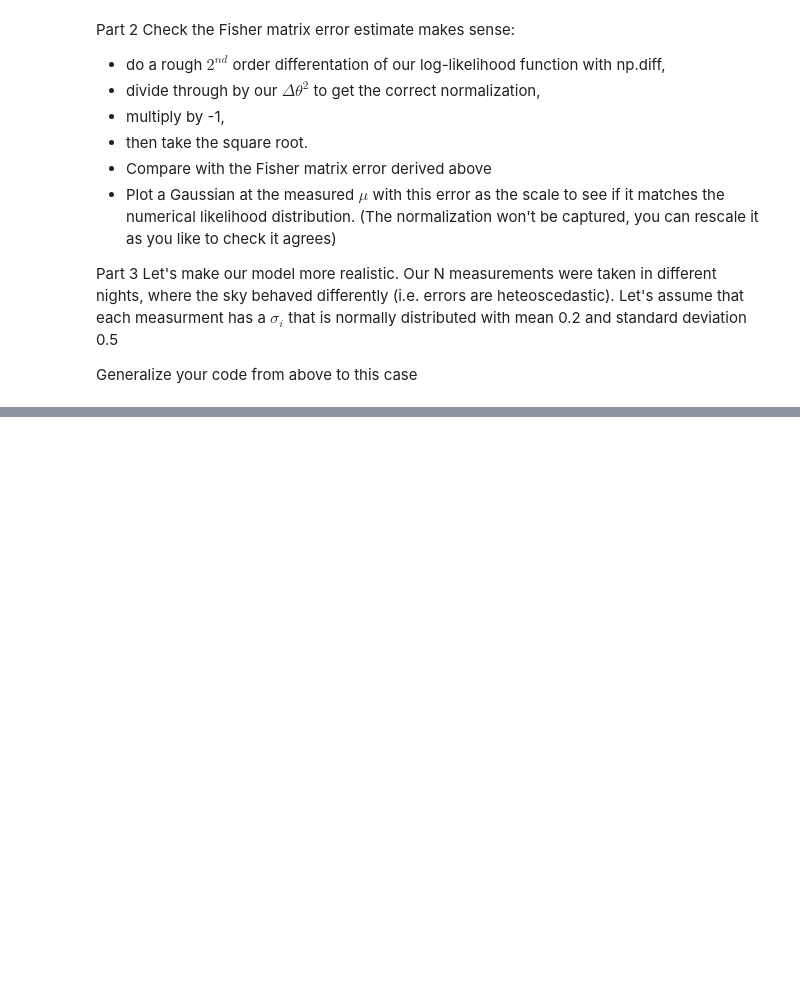
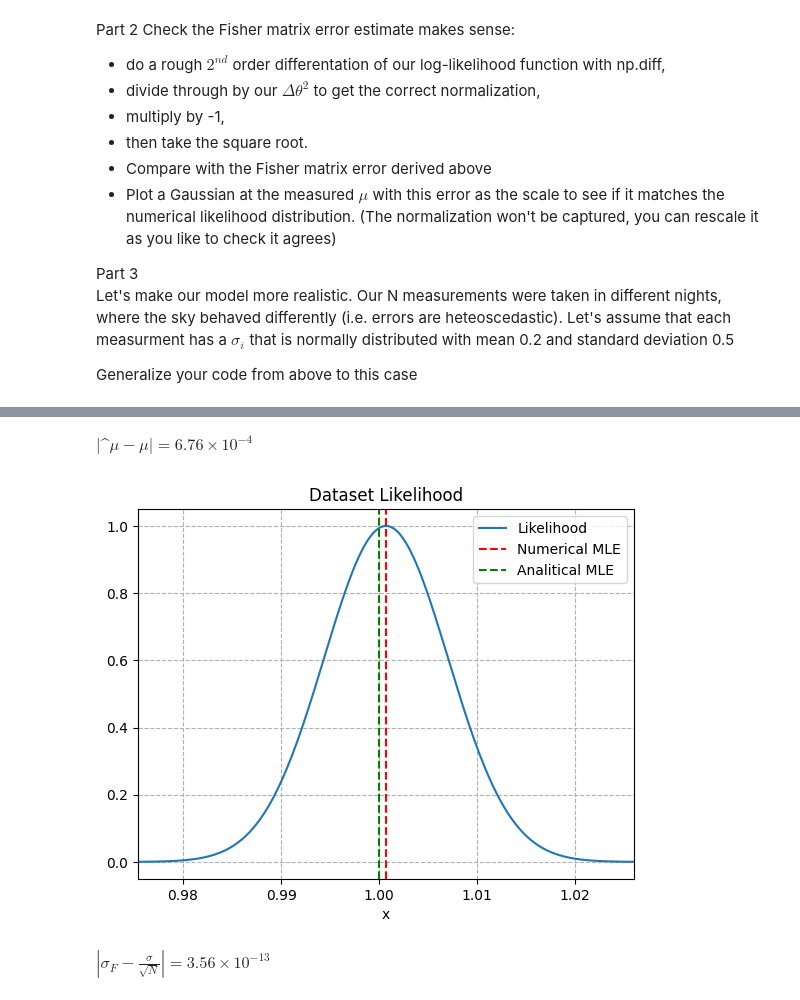
Before and after one commit to APozzi22/Astrostatistic, a Jupyter notebook: 5_Frequentist/Position_Quasar.ipynb, the cells around one changed output, grey strips where cells are left out. Saved outputs shown, nothing was run; the diff lists cells and outputs as text; code cells hidden in the pictures; blank space fills up the shorter version.

```diff
--- a/5_Frequentist/Position_Quasar.ipynb
+++ b/5_Frequentist/Position_Quasar.ipynb
@@ -24,0 +56,60 @@ Generalize your code from above to this case
+# %%
+# Dataset likelihood (product of the gaussian)
+L = np.prod([stats.norm.pdf(x, i, sigma) for i in data], axis=0)
+max_L = x[np.argmax(L)] # maximum of the likelihood
+#print(L)
+#print(max_L)
+
+# Compare the likelihood maximum with the expected value (mu)
+delta_mu = abs(max_L - mu)
+# Formatting in scientific notation
+formatted_delta_mu = f"{delta_mu:.2e}"
+mantissa, exp = formatted_delta_mu.split("e") # split mantissa and exponent
+exp = int(exp)  # convert exponent to integer
+latex_str = r"|\^\mu - \mu| = " + f"{mantissa} \\times 10^{{{exp}}}"
+display(Math(latex_str))
+
+# Plot the dataset likelihood
+plt.figure()
+plt.xlim(max_L - 4 * sigma / np.sqrt(N), max_L + 4 * sigma / np.sqrt(N))
+plt.plot(x, L / np.max(L), label='Likelihood')
+plt.axvline(max_L, linestyle='--', color='red', label='Numerical MLE')
+plt.axvline(mu, linestyle='--', color='green', label='Analitical MLE')
+plt.title('Dataset Likelihood')
+plt.xlabel('x')
+plt.grid(linestyle='--')
+plt.legend()
+plt.show()
+# %% [output]
+$\displaystyle |\^\mu - \mu| = 6.76 \times 10^{-4}$
+[figure, added]
+# %%
+# Define the log-likelihood
+log_L = np.sum(np.log([stats.norm.pdf(x, i, sigma) for i in data]), axis=0)
+
+'''# Check: Plot
+plt.figure()
+plt.plot(x, log_L, label='Log-Likelihood')
+plt.title('Dataset Log-Likelihood')
+plt.xlabel('x')
+plt.grid(linestyle='--')
+plt.legend()
+plt.show()'''
+
+# Compute the Fisher Matrix
+dx = x[1] - x[0]
+F = (-np.diff(log_L, n=2) / dx**2)[np.argmax(L)]
+sigma_F = np.sqrt(F**(-1))
+#print(F)
+#print(sigma_F)
+
+# Compare the Fisher Matrix error with the expected value (sigma/np.sqrt(N))
+delta_sigma = abs(sigma_F - sigma / np.sqrt(N))
+# Formatting in scientific notation
+formatted_delta_sigma = f"{delta_sigma:.2e}"
+mantissa, exp = formatted_delta_sigma.split("e") # split mantissa and exponent
+exp = int(exp)  # convert exponent to integer
+latex_str = r"|\sigma_F - \frac{\sigma}{\sqrt{N}}| = " + f"{mantissa} \\times 10^{{{exp}}}"
+display(Math(latex_str))
+# %% [output]
+$\displaystyle |\sigma_F - \frac{\sigma}{\sqrt{N}}| = 3.56 \times 10^{-13}$
```
Also changed, not shown: parts of 9 cells of this notebook.
